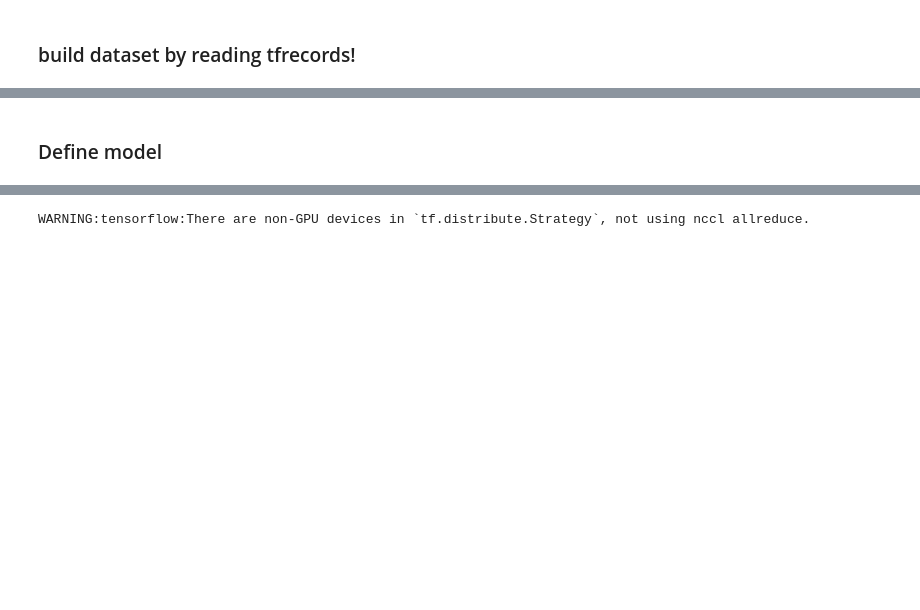
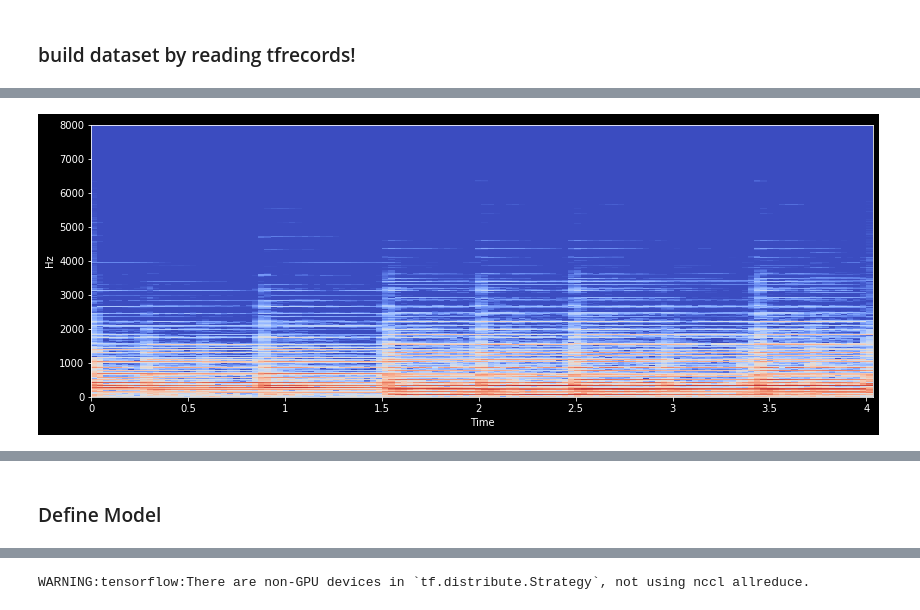
Before and after one commit to tripp528/NoisyGAN, a Jupyter notebook: Training without colab.ipynb, the cells around one changed output, grey strips where cells are left out. Cells and saved outputs as stored; diff of their text form; code cells hidden in the pictures; blank space fills up the shorter version.

Commit message:
training and analyzing fully working

```diff
--- a/Training without colab.ipynb
+++ b/Training without colab.ipynb
@@ -75,0 +53,20 @@ play(audio)
+# %%
+# Get a single example from NSynth.
+# Takes a few seconds to load from GCS.
+data_provider = ddsp.training.data.TFRecordProvider(train_file_pattern)
+dataset = data_provider.get_batch(batch_size=1, shuffle=False).take(1).repeat()
+
+# sample = next(iter(dataset))
+# audio = sample['audio']
+# n_samples = audio.shape[1]
+
+samples = list(iter(data_provider.get_dataset(shuffle=False)))
+sample_num = 20
+sample = samples[sample_num]
+audio = sample["audio"]
+n_samples = audio.shape[0]
+
+specPlot(audio)
+play(audio)
+# %% [output]
+[figure, added]
@@ -76,2 +74,2 @@ play(audio)
 # %% [markdown]
-### Define model
+### Define Model
```
Also changed, not shown: parts of 23 cells of this notebook.
